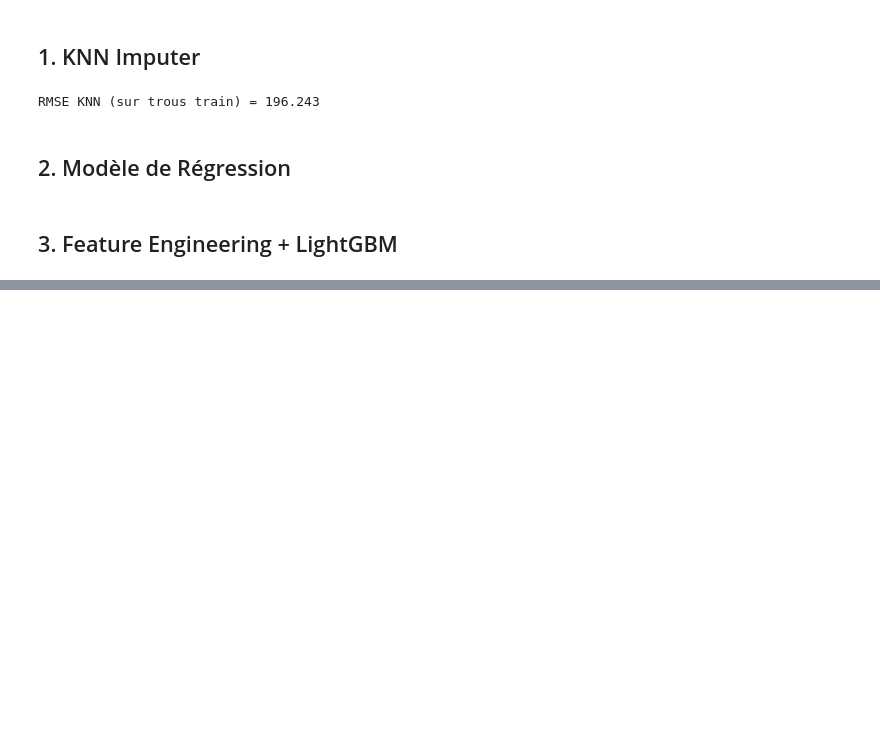
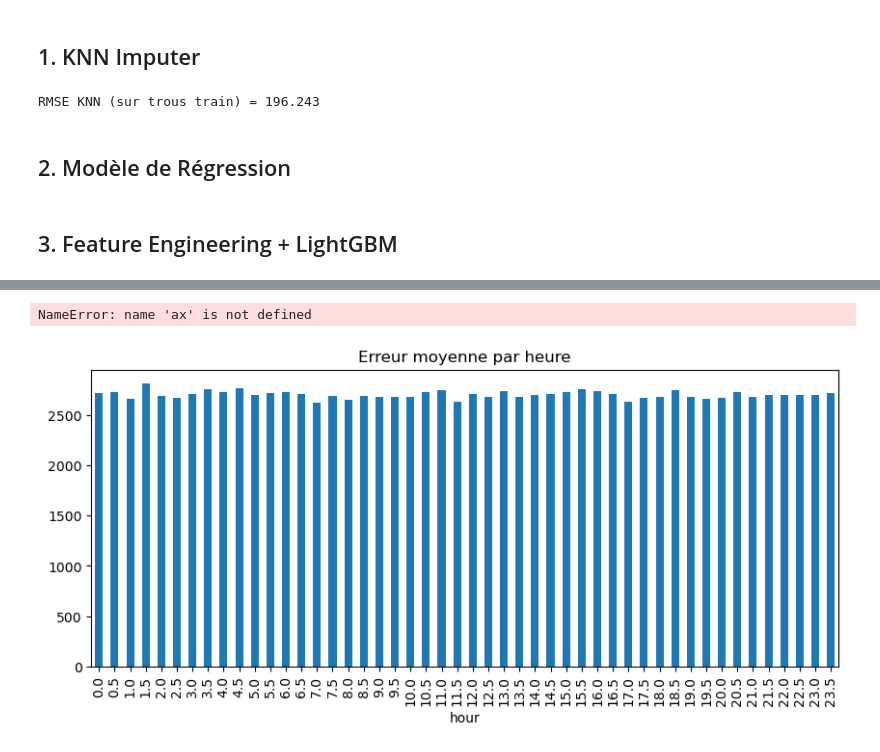
Before and after one commit to MarquesAnt/Data-Challenge-Enedis, a Jupyter notebook: notebooks/modeling.ipynb, the cells around one changed output, grey strips where cells are left out. Drawn from its saved outputs; the diff is of its cells as text; code cells hidden in the pictures; blank space fills up the shorter version.

```diff
--- a/notebooks/modeling.ipynb
+++ b/notebooks/modeling.ipynb
@@ -255,3 +290,21 @@ print(f"🔍 Ratio val/train : {mae_val / mae_train:.2f}")
+# %%
+
+gain_imp = model.booster_.feature_importance(importance_type='gain')
+split_imp = model.booster_.feature_importance(importance_type='split')
+features = model.booster_.feature_name()
+
+imp_df = pd.DataFrame({
+    'feature': features,
+    'gain': gain_imp,
+    'split': split_imp
+}).sort_values('gain', ascending=False)
+
+# Affichage
+fig, ax = plt.subplots(1, 2, figsize=(12, 5))
+imp_df.head(15).plot.barh(x='feature', y='gain', ax=ax[0], title='Gain importance', color='C0')
+imp_df.head(15).plot.barh(x='feature', y='split', ax=ax[1], title='Split importance', color='C1')
+plt.tight_layout()
+plt.show()
 # %%
 # Prédiction sur le jeu de validation
 y_val_pred = model.predict(X_val_scaled)
@@ -283,0 +325,10 @@ array([1137.56525779, 1119.11416555,  721.21859721, ...,  298.17894634,
+# %%
+X_val['abs_error'] = np.abs(y_val["y_true"].values - y_pred_val)
+X_val.groupby('hour')['abs_error'].mean().plot(kind='bar', figsize=(10,4))
+plt.title("Erreur moyenne par heure")
+ax.axhline(100, color='red', linestyle='--', linewidth=1)
+plt.ylabel("MAE moyen")
+plt.show()
+# %% [output]
+NameError: name 'ax' is not defined
+[figure, added]
```
Also changed, not shown: parts of 18 cells of this notebook, 2 other files.
